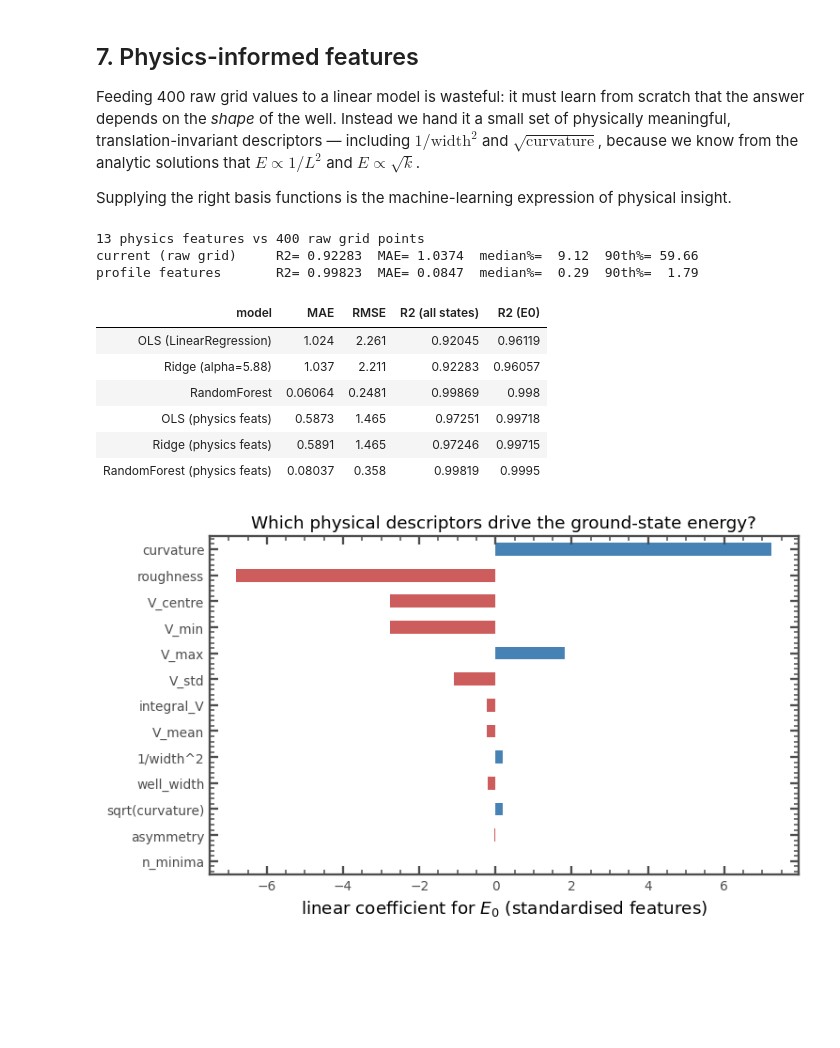
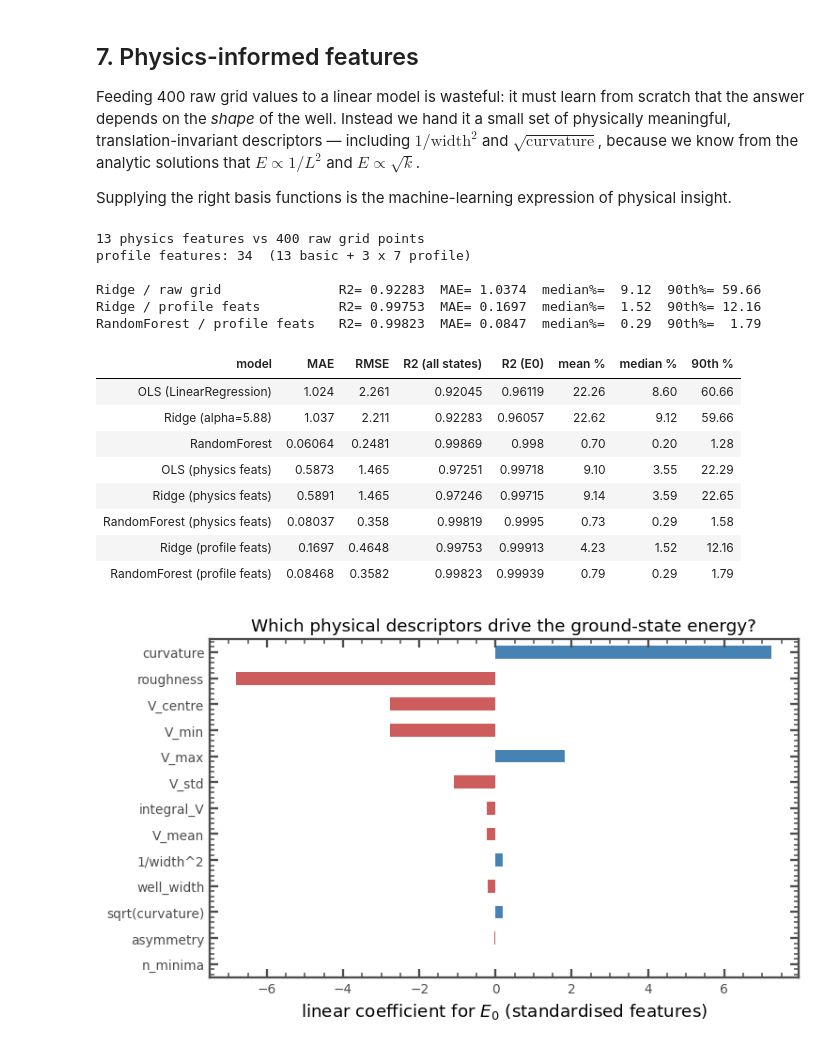
Before and after one commit to navgaur/SP-QM_ML-2025, a Jupyter notebook: QM_ML_update.ipynb, the cells around one changed output. Cells and saved outputs as stored; diff of their text form; code cells hidden in the pictures; blank space fills up the shorter version.

```diff
--- a/QM_ML_update.ipynb
+++ b/QM_ML_update.ipynb
@@ -652,49 +652,84 @@ model_profile = RandomForestRegressor(n_estimators=400, random_state=SEED, n_job
 model_profile.fit(P_tr_s, Y_train)
 Y_pred_profile = model_profile.predict(P_te_s)
 
+model_prof_ridge  = RidgeCV(alphas=np.logspace(-3, 4, 60)).fit(P_tr_s, Y_train)
+Y_pred_prof_ridge = model_prof_ridge.predict(P_te_s)
 
-for name, P in [("current (raw grid)", P_ridge),
-                ("profile features",   Y_pred_profile)]:
+# register so the comparison table and plots downstream pick them up
+preds["Ridge (profile feats)"]        = Y_pred_prof_ridge
+preds["RandomForest (profile feats)"] = Y_pred_profile
+
+
+print(f"profile features: {P_tr.shape[1]}  "
+      f"(13 basic + 3 x {N_LEVELS-1} profile)\n")
+
+
+for name, P in [("Ridge / raw grid",             P_ridge),
+                ("Ridge / profile feats",        Y_pred_prof_ridge),
+                ("RandomForest / profile feats", Y_pred_profile)]:
     pe = np.abs(P - Y_test) / np.abs(Y_test) * 100
-    print(f"{name:22s} R2={r2_score(Y_test, P):8.5f}  "
+    print(f"{name:30s} R2={r2_score(Y_test, P):8.5f}  "
           f"MAE={mean_absolute_error(Y_test, P):7.4f}  "
           f"median%={np.median(pe):6.2f}  90th%={np.percentile(pe, 90):6.2f}")
 # %% [output]
 13 physics features vs 400 raw grid points
-current (raw grid)     R2= 0.92283  MAE= 1.0374  median%=  9.12  90th%= 59.66
-profile features       R2= 0.99823  MAE= 0.0847  median%=  0.29  90th%=  1.79
+profile features: 34  (13 basic + 3 x 7 profile)
+
+Ridge / raw grid               R2= 0.92283  MAE= 1.0374  median%=  9.12  90th%= 59.66
+Ridge / profile feats          R2= 0.99753  MAE= 0.1697  median%=  1.52  90th%= 12.16
+RandomForest / profile feats   R2= 0.99823  MAE= 0.0847  median%=  0.29  90th%=  1.79
 # %%
 rows = []
 feat_models = {
     "OLS (physics feats)": LinearRegression(),
     "Ridge (physics feats)": RidgeCV(alphas=np.logspace(-3, 4, 40)),
     "RandomForest (physics feats)": RandomForestRegressor(n_estimators=200,
                                                           random_state=SEED, n_jobs=-1),
 }
 for name, mdl in feat_models.items():
     mdl.fit(F_train_s, Y_train)
     P = mdl.predict(F_test_s)
     preds[name] = P
     rows.append([name, mean_absolute_error(Y_test, P),
                  np.sqrt(mean_squared_error(Y_test, P)),
                  r2_score(Y_test, P), r2_score(Y_test[:, 0], P[:, 0])])
     if name.startswith("OLS"):
         model_phys, P_phys = mdl, P
 
+# the two profile-feature models were already fitted in the previous cell
+for name, P in [("Ridge (profile feats)",        Y_pred_prof_ridge),
+                ("RandomForest (profile feats)", Y_pred_profile)]:
+    rows.append([name, mean_absolute_error(Y_test, P),
+                 np.sqrt(mean_squared_error(Y_test, P)),
+                 r2_score(Y_test, P), r2_score(Y_test[:, 0], P[:, 0])])
+
 df_feat = pd.concat([df_models[["model", "MAE", "RMSE", "R2 (all states)", "R2 (E0)"]],
                      pd.DataFrame(rows, columns=["model", "MAE", "RMSE",
                                                  "R2 (all states)", "R2 (E0)"])])
+
+# percentage-error columns, which MAE alone does not convey
+pct_rows = []
+for name in df_feat["model"]:
+    if name in preds:
+        pe = np.abs(preds[name] - Y_test) / np.abs(Y_test) * 100
+        pct_rows.append([pe.mean(), np.median(pe), np.percentile(pe, 90)])
+    else:
+        pct_rows.append([np.nan, np.nan, np.nan])
+df_feat[["mean %", "median %", "90th %"]] = pct_rows
 display(df_feat.style.format({"MAE": "{:.4g}", "RMSE": "{:.4g}",
-                              "R2 (all states)": "{:.5g}",
-                              "R2 (E0)": "{:.5g}"}).hide(axis="index"))
+                              "R2 (all states)": "{:.5g}", "R2 (E0)": "{:.5g}",
+                              "mean %": "{:.2f}", "median %": "{:.2f}",
+                              "90th %": "{:.2f}"}, na_rep="-").hide(axis="index"))
 # %% [output]
-| model | MAE | RMSE | R2 (all states) | R2 (E0) |
-| OLS (LinearRegression) | 1.024 | 2.261 | 0.92045 | 0.96119 |
-| Ridge (alpha=5.88) | 1.037 | 2.211 | 0.92283 | 0.96057 |
-| RandomForest | 0.06064 | 0.2481 | 0.99869 | 0.998 |
-| OLS (physics feats) | 0.5873 | 1.465 | 0.97251 | 0.99718 |
-| Ridge (physics feats) | 0.5891 | 1.465 | 0.97246 | 0.99715 |
-| RandomForest (physics feats) | 0.08037 | 0.358 | 0.99819 | 0.9995 |
+| model | MAE | RMSE | R2 (all states) | R2 (E0) | mean % | median % | 90th % |
+| OLS (LinearRegression) | 1.024 | 2.261 | 0.92045 | 0.96119 | 22.26 | 8.60 | 60.66 |
+| Ridge (alpha=5.88) | 1.037 | 2.211 | 0.92283 | 0.96057 | 22.62 | 9.12 | 59.66 |
+| RandomForest | 0.06064 | 0.2481 | 0.99869 | 0.998 | 0.70 | 0.20 | 1.28 |
+| OLS (physics feats) | 0.5873 | 1.465 | 0.97251 | 0.99718 | 9.10 | 3.55 | 22.29 |
+| Ridge (physics feats) | 0.5891 | 1.465 | 0.97246 | 0.99715 | 9.14 | 3.59 | 22.65 |
+| RandomForest (physics feats) | 0.08037 | 0.358 | 0.99819 | 0.9995 | 0.73 | 0.29 | 1.58 |
+| Ridge (profile feats) | 0.1697 | 0.4648 | 0.99753 | 0.99913 | 4.23 | 1.52 | 12.16 |
+| RandomForest (profile feats) | 0.08468 | 0.3582 | 0.99823 | 0.99939 | 0.79 | 0.29 | 1.79 |
 # %%
 coef_E0 = pd.Series(model_phys.coef_[0], index=FEATURE_NAMES).sort_values(key=np.abs)
 plt.figure(figsize=(7, 4.2))
```
